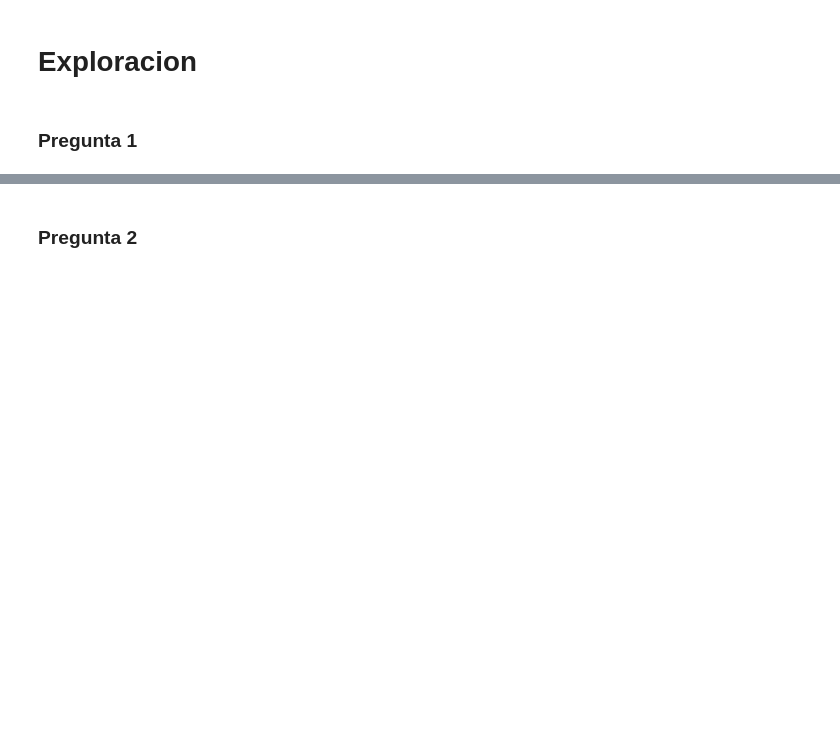
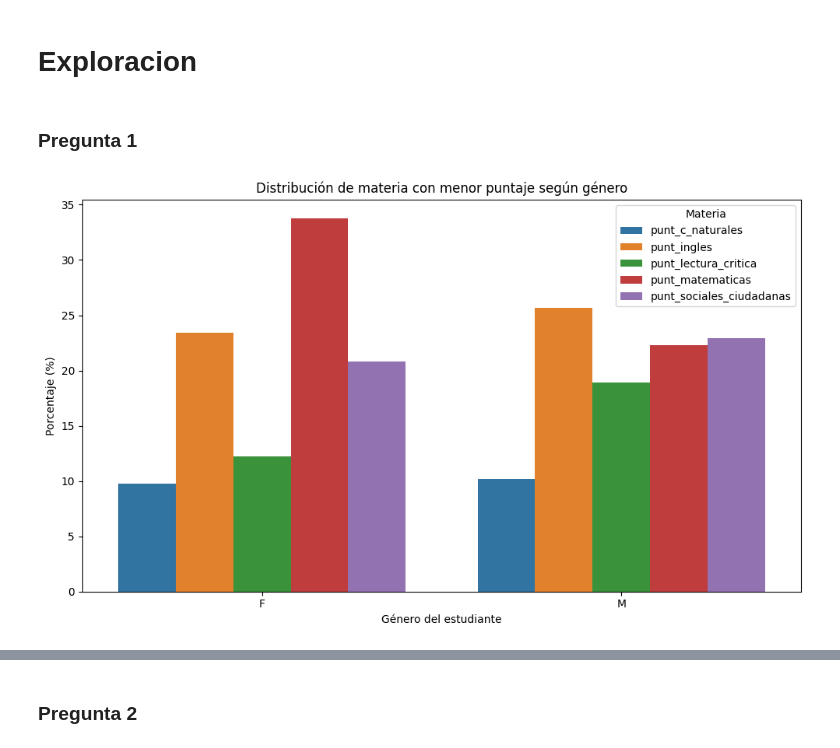
Before and after one commit to WilliamBayona/actd-proyecto2, a Jupyter notebook: limpieza_y_exploracion.ipynb, the cells around one changed output, grey strips where cells are left out. Drawn from its saved outputs; the diff is of its cells as text; code cells hidden in the pictures; blank space fills up the shorter version.

Commit message:
visualizacion Fin

```diff
--- a/limpieza_y_exploracion.ipynb
+++ b/limpieza_y_exploracion.ipynb
@@ -801,3 +810,25 @@ agrupado.to_csv("promedios_por_colegio.csv", index=False)
 # Exploracion
 # %% [markdown]
 ### Pregunta 1
+# %%
+import pandas as pd
+import seaborn as sns
+import matplotlib.pyplot as plt
+
+# Tabla cruzada
+tabla = pd.crosstab(df1["estu_genero"], df1["materia_menor_puntaje"], normalize='index') * 100
+
+# Convertir a formato largo para seaborn
+df_plot = tabla.reset_index().melt(id_vars="estu_genero", var_name="Materia", value_name="Porcentaje")
+
+# Gráfico
+plt.figure(figsize=(10, 6))
+sns.barplot(data=df_plot, x="estu_genero", y="Porcentaje", hue="Materia")
+plt.title("Distribución de materia con menor puntaje según género")
+plt.ylabel("Porcentaje (%)")
+plt.xlabel("Género del estudiante")
+plt.legend(title="Materia")
+plt.tight_layout()
+plt.show()
+# %% [output]
+[figure, added]
```
Also changed, not shown: parts of 10 cells of this notebook.
